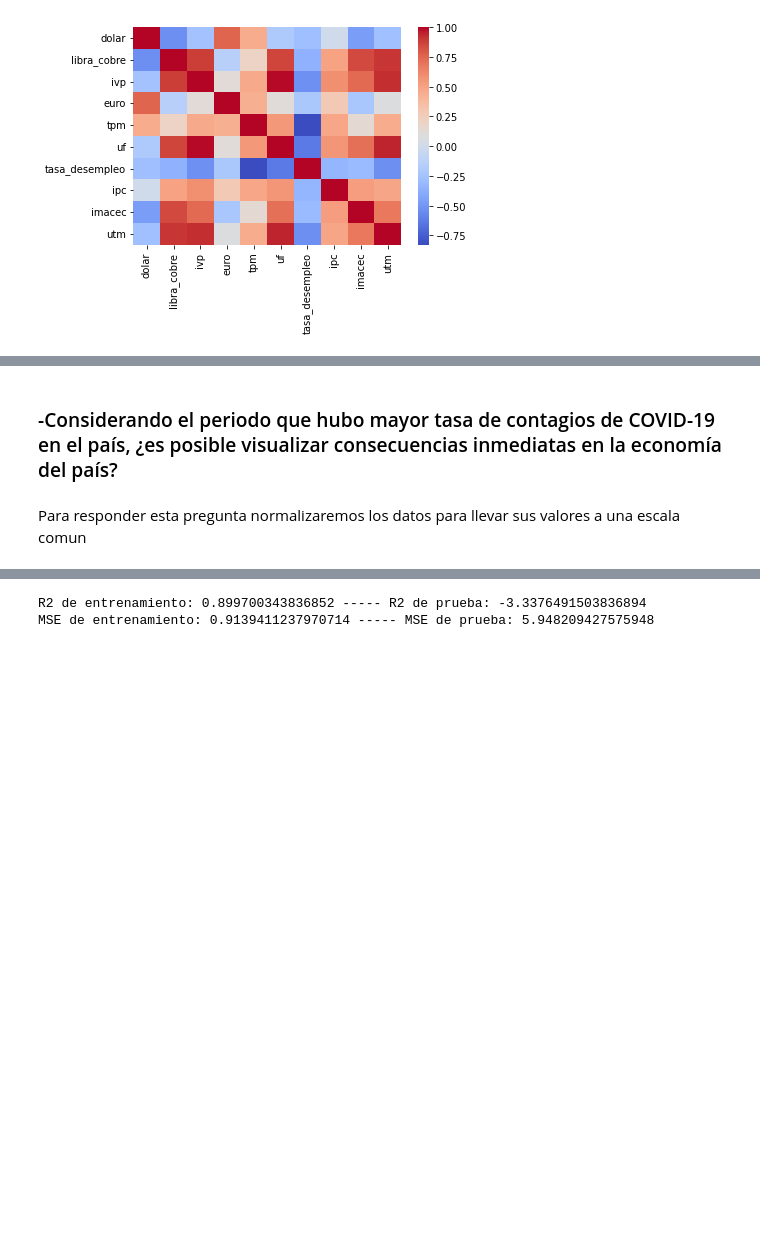
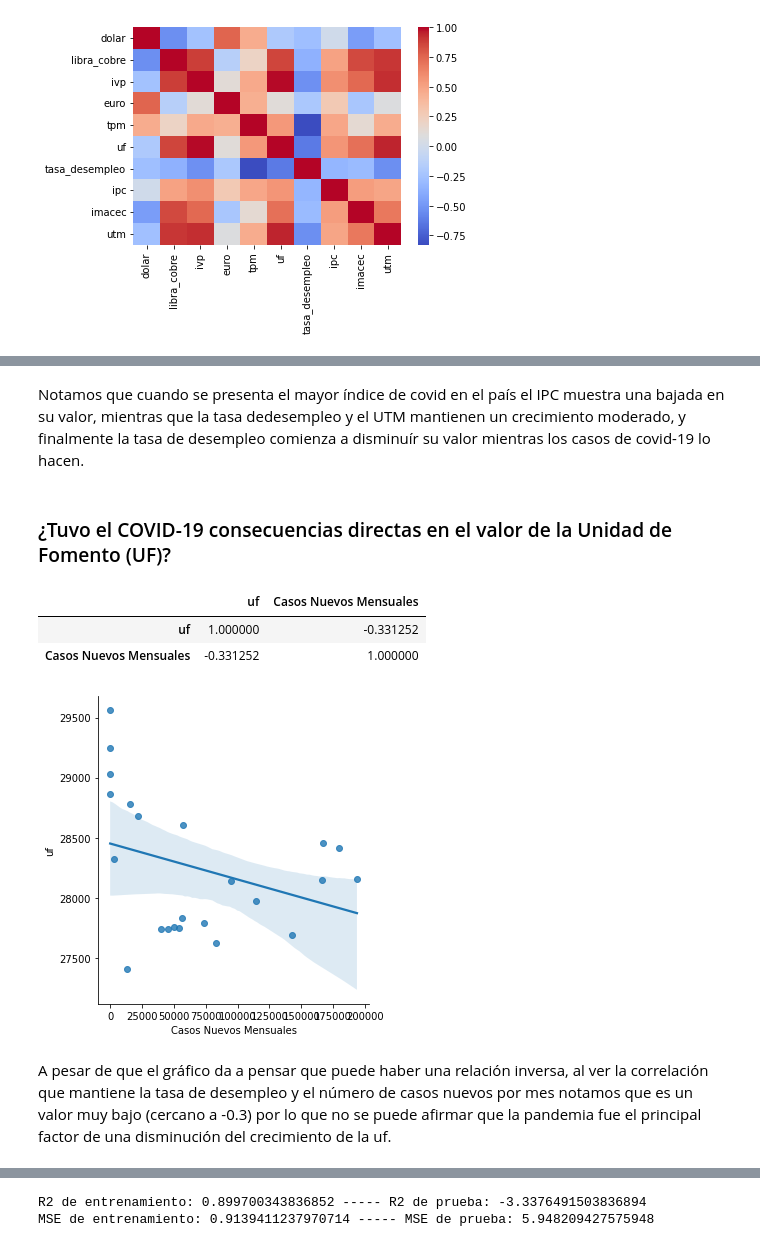
Before and after one commit to juanleonm/proyecto_cs, a Jupyter notebook: efectos_covid19_economia_Chilena.ipynb, the cells around one changed output, grey strips where cells are left out. Saved outputs shown, nothing was run; the diff lists cells and outputs as text; code cells hidden in the pictures; blank space fills up the shorter version.

Commit message:
preguntas_listas

```diff
--- a/efectos_covid19_economia_Chilena.ipynb
+++ b/efectos_covid19_economia_Chilena.ipynb
@@ -399,4 +440,19 @@ pd.DataFrame(corr['uf'])
+# %% [markdown]
+Notamos que cuando se presenta el mayor índice de covid en el país el IPC muestra una bajada en su valor, mientras que la tasa dedesempleo y el UTM mantienen un crecimiento moderado, y finalmente la tasa de desempleo comienza a disminuír su valor mientras los casos de covid-19 lo hacen.
 # %% [markdown]
-### -Considerando el periodo que hubo mayor tasa de contagios de COVID-19 en el país, ¿es posible visualizar consecuencias inmediatas en la economía del país?
+### ¿Tuvo el COVID-19 consecuencias directas en el valor de la Unidad de Fomento (UF)?
+# %%
+df_final[["uf", "Casos Nuevos Mensuales"]].corr()
+# %% [output]
+|  | uf | Casos Nuevos Mensuales |
+| uf | 1.000000 | -0.331252 |
+| Casos Nuevos Mensuales | -0.331252 | 1.000000 |
+# %%
+
+#graficamos para ver si logramos observar alguna relación entre los casos de covid y el resto de varibles
+
+sns.lmplot(data=df_final, x='Casos Nuevos Mensuales', y="uf");
+# %% [output]
+[figure, added]
 # %% [markdown]
-Para responder esta pregunta normalizaremos los datos para llevar sus valores a una escala comun
+A pesar de que el gráfico da a pensar que puede haber una relación inversa, al ver la correlación que mantiene la tasa de desempleo y el número de casos nuevos por mes notamos que es un valor muy bajo (cercano a -0.3) por lo que no se puede afirmar que la pandemia fue el principal factor de una disminución del crecimiento de la uf.
```
Also changed, not shown: parts of 32 cells of this notebook.
